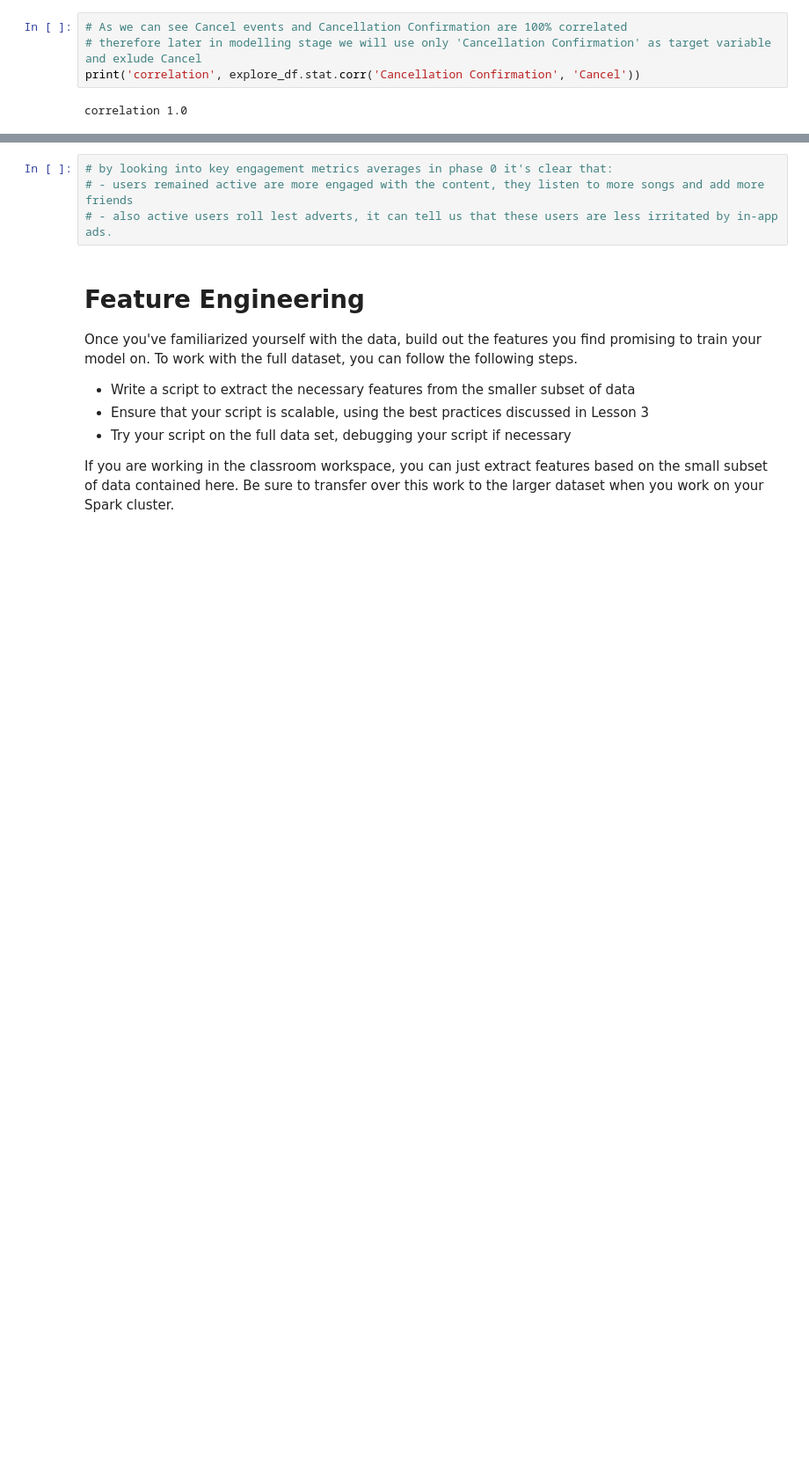
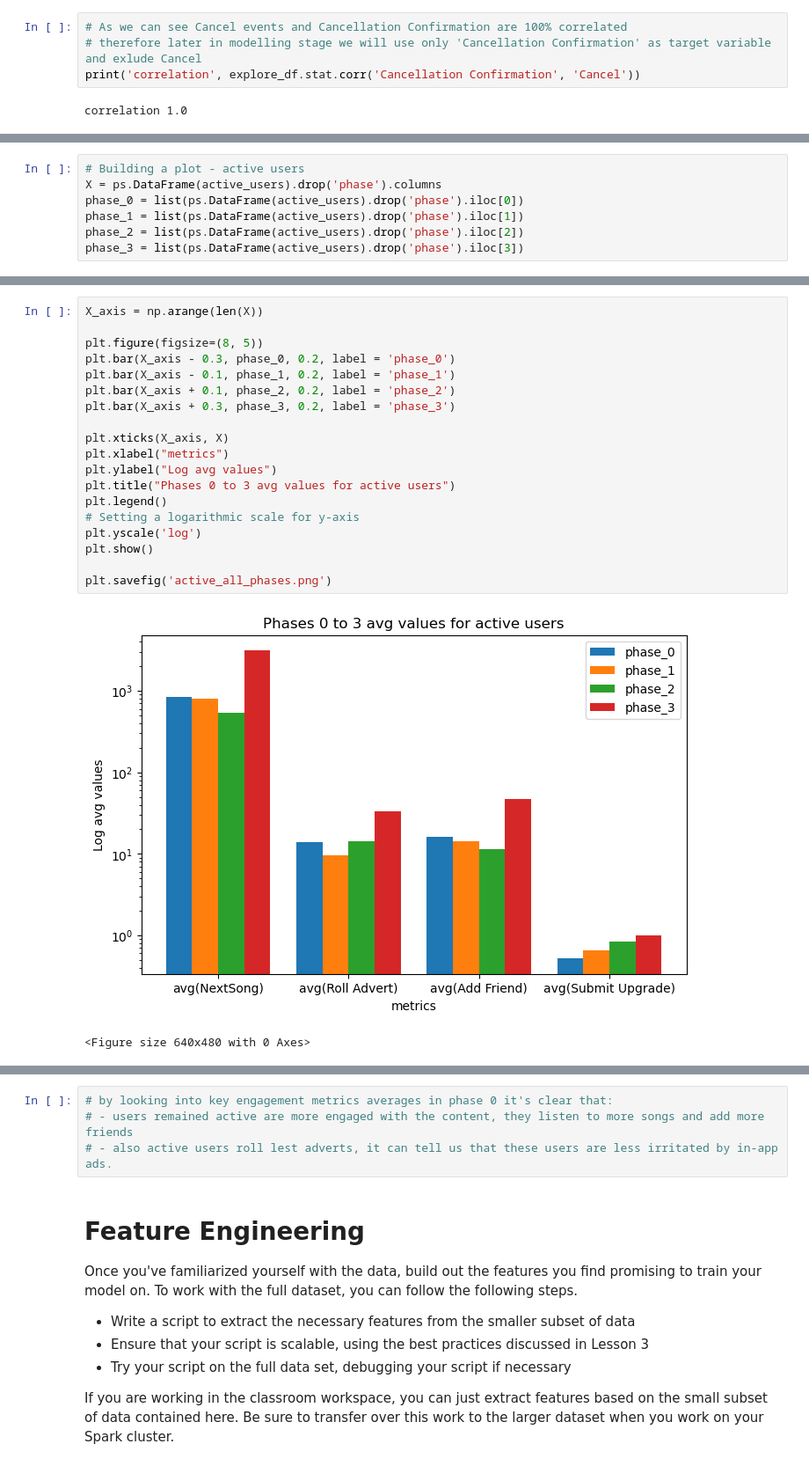
Before and after one commit to Olek-ua/Sparkify_Project, a Jupyter notebook: Sparkify.ipynb, the cells around one changed output, grey strips where cells are left out. Shown at 88% size. Cells and saved outputs as stored; diff of their text form; blank space fills up the shorter version.

```diff
--- a/Sparkify.ipynb
+++ b/Sparkify.ipynb
@@ -181,0 +214,7 @@ cancelled_users.show()
+# %%
+# Building a plot - active users
+X = ps.DataFrame(active_users).drop('phase').columns
+phase_0 = list(ps.DataFrame(active_users).drop('phase').iloc[0])
+phase_1 = list(ps.DataFrame(active_users).drop('phase').iloc[1])
+phase_2 = list(ps.DataFrame(active_users).drop('phase').iloc[2])
+phase_3 = list(ps.DataFrame(active_users).drop('phase').iloc[3])
@@ -181,0 +239,22 @@ cancelled_users.show()
+# %%
+X_axis = np.arange(len(X))
+
+plt.figure(figsize=(8, 5))
+plt.bar(X_axis - 0.3, phase_0, 0.2, label = 'phase_0')
+plt.bar(X_axis - 0.1, phase_1, 0.2, label = 'phase_1')
+plt.bar(X_axis + 0.1, phase_2, 0.2, label = 'phase_2')
+plt.bar(X_axis + 0.3, phase_3, 0.2, label = 'phase_3')
+
+plt.xticks(X_axis, X)
+plt.xlabel("metrics")
+plt.ylabel("Log avg values")
+plt.title("Phases 0 to 3 avg values for active users")
+plt.legend()
+# Setting a logarithmic scale for y-axis
+plt.yscale('log')
+plt.show()
+
+plt.savefig('active_all_phases.png')
+# %% [output]
+[figure, added]
+<Figure size 640x480 with 0 Axes>
```
Also changed, not shown: parts of 30 cells of this notebook.
